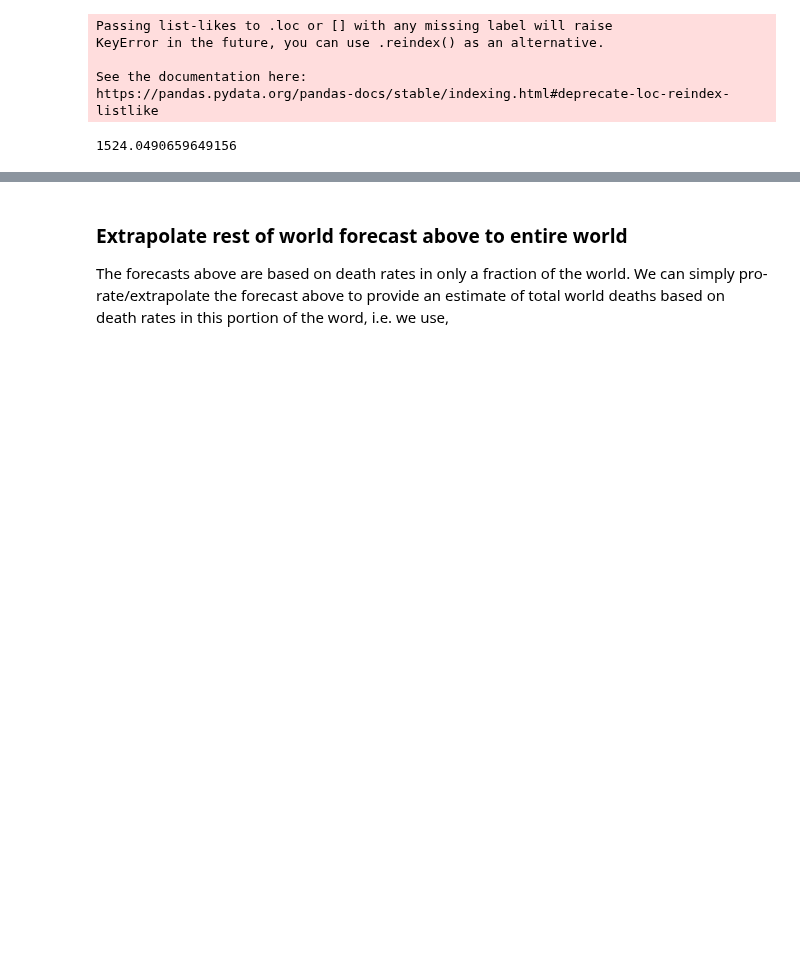
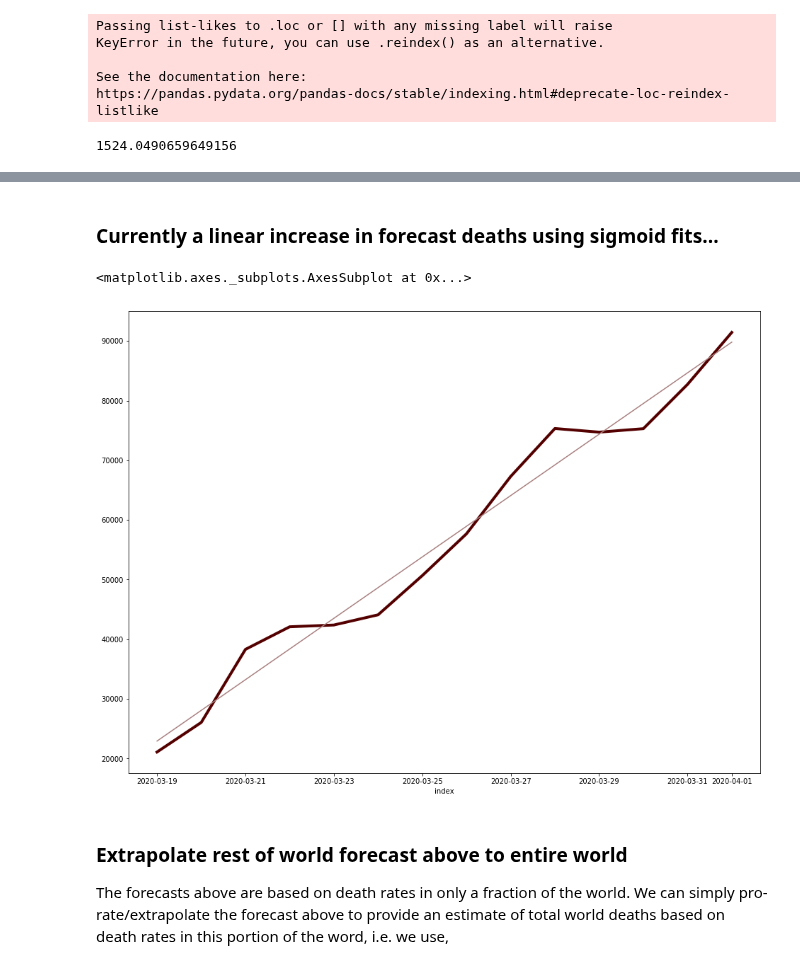
Before and after one commit to djhume/COVID-19, a Jupyter notebook: COVID-19.ipynb, the cells around one changed output, grey strips where cells are left out. Saved outputs shown, nothing was run; the diff lists cells and outputs as text; code cells hidden in the pictures; blank space fills up the shorter version.

```diff
--- a/COVID-19.ipynb
+++ b/COVID-19.ipynb
@@ -501,3 +477,21 @@ Passing one of 'on', 'true', 'off', 'false' as a boolean is deprecated; use an a
+# %% [markdown]
+### Currently a linear increase in forecast deaths using sigmoid fits...
+# %%
+# line fit appears to have a weekly wobble...
+
+df_text_2 = df_text.reset_index()
+line_fit = np.polyfit(df_text_2.index, df_text_2.y-y_shift, 1)
+df_text_2['fit']=df_text_2.index.map(lambda x: line_fit[0]*x+line_fit[1])
+df_text_2.index=df_text_2['index']
+
+df_lin_forecast =
+fig = plt.figure(1, figsize=[16,12])
+ax = fig.add_subplot(111)
+(df_text.y-y_shift).plot(ax=ax, lw=4)
+df_text_2.fit.plot(ax=ax)
+# %% [output]
+<matplotlib.axes._subplots.AxesSubplot at 0x...>
+[figure, added]
 # %% [markdown]
 ### Extrapolate rest of world forecast above to entire world
 
```
Also changed, not shown: parts of 10 cells of this notebook.
